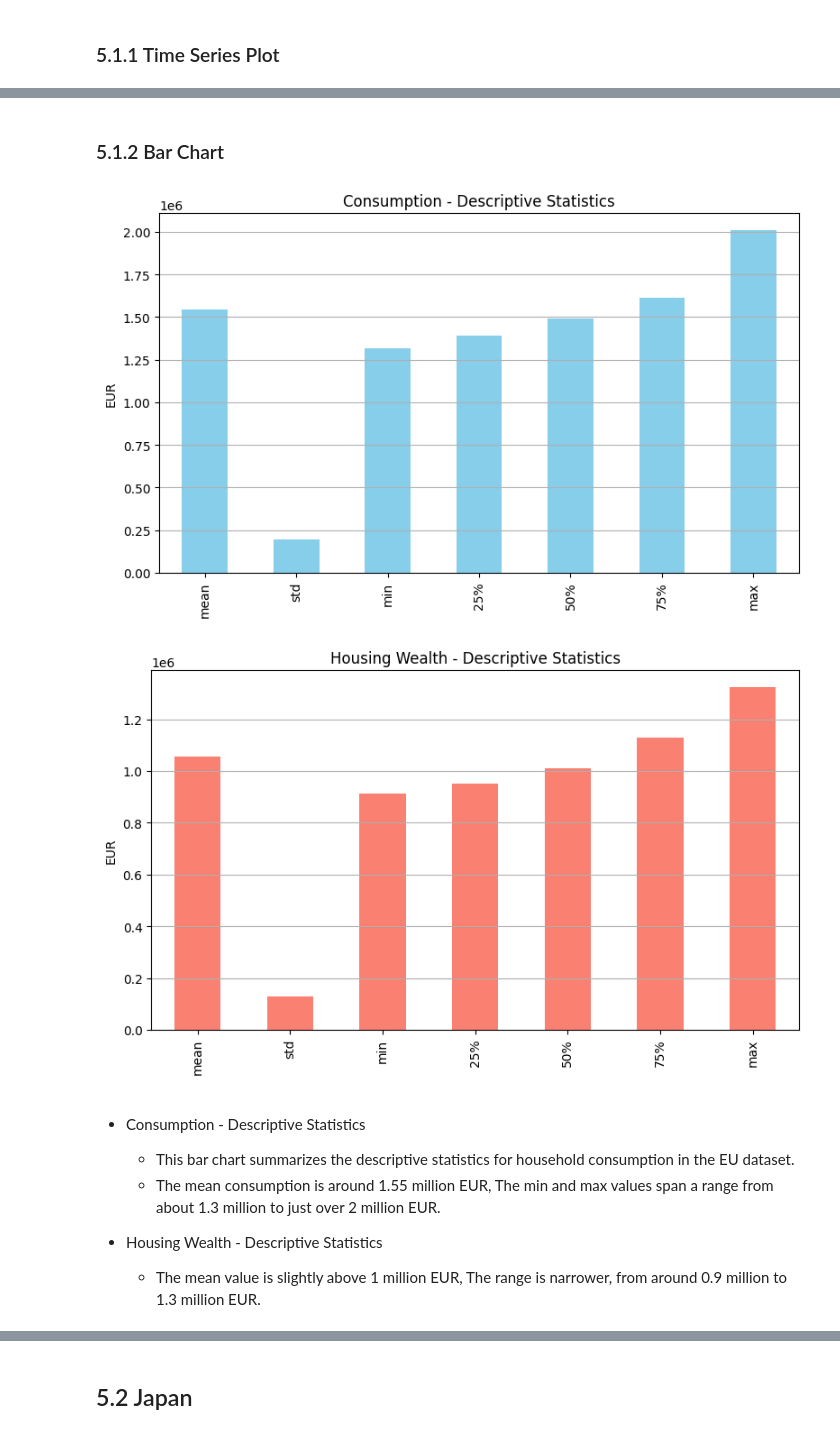
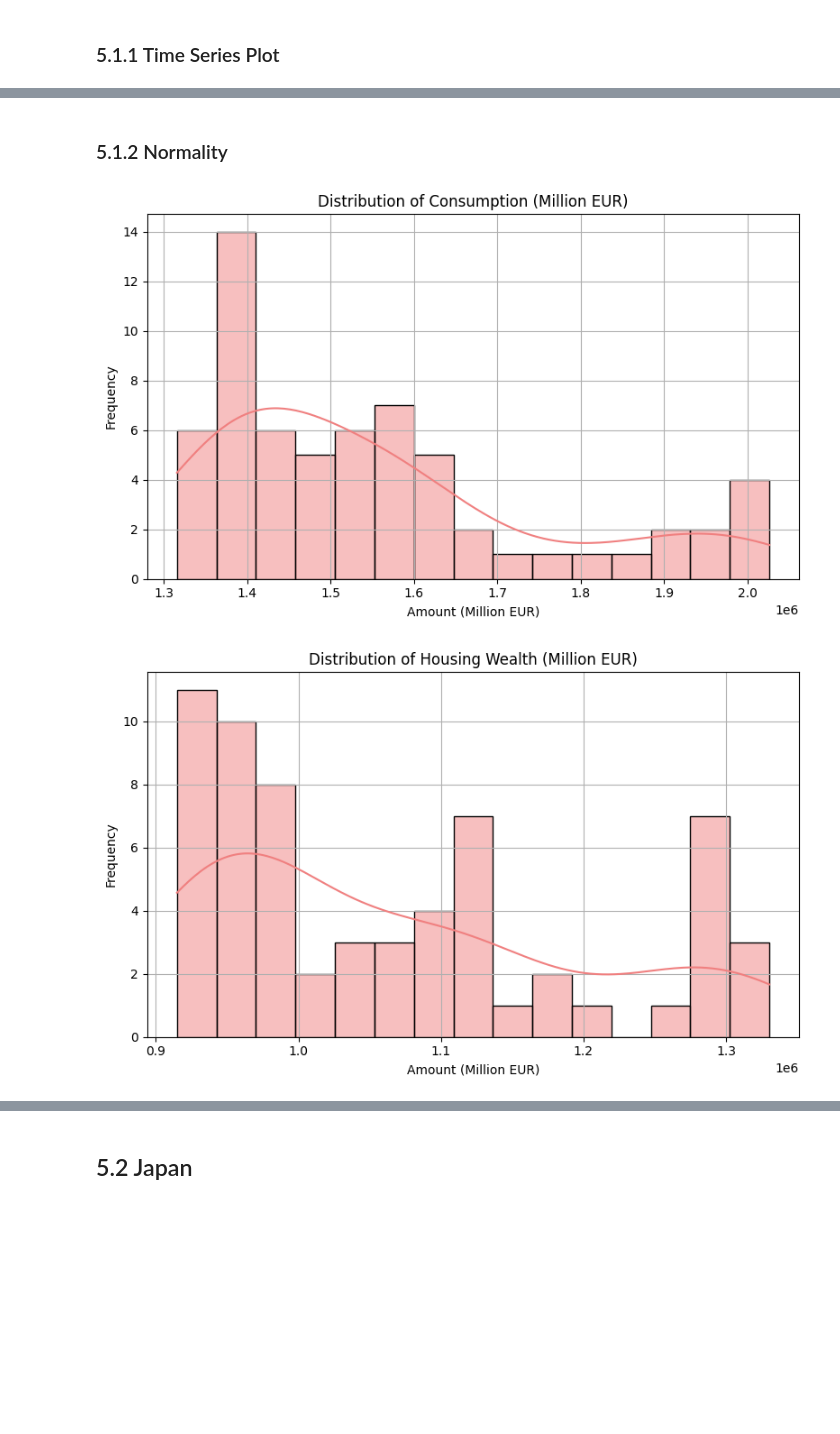
Before and after one commit to Graspp-25-Spring/graspp-25S-Wealth-Consumption, a Jupyter notebook: notebooks/milestone_1_update.ipynb, the cells around one changed output, grey strips where cells are left out. Cells and saved outputs as stored; diff of their text form; code cells hidden in the pictures; blank space fills up the shorter version.

```diff
--- a/notebooks/milestone_1_update.ipynb
+++ b/notebooks/milestone_1_update.ipynb
@@ -392,0 +418,14 @@ max    2.008268e+06    1.322628e+06
+# %%
+# Calculate QoQ Growth Rate
+df_growth = df_merge.copy()
+df_growth['consumption_growth'] = df_growth['consumption'].pct_change() * 100
+df_growth['housing_growth'] = df_growth['housing_wealth'].pct_change() * 100
+df_growth['finance_growth'] = df_growth['financial_assets'].pct_change() * 100
+df_growth['income_growth'] = df_growth['income'].pct_change() * 100
+df_growth_clean = df_growth.dropna(subset=[
+    'consumption_growth', 'housing_growth', 'finance_growth', 'income_growth'
+])
+
+# Show first few rows of growth rate
+print("Growth Rates (% QoQ) without NaNs:")
+print(df_growth_clean[['date', 'consumption_growth', 'housing_growth', 'finance_growth', 'income_growth']].head())
@@ -512,32 +570,27 @@ This line chart compares the trends of household consumption and housing wealth
 # %% [markdown]
-### 5.1.2 Bar Chart
+### 5.1.2 Normality
-# %%
-import matplotlib.pyplot as plt
-
-# Consumption statistics
-plt.figure(figsize=(8, 5))
-plt.title('Consumption - Descriptive Statistics')
-df_merge['consumption'].describe().drop(['count']).plot(kind='bar', color='skyblue')
-plt.ylabel('EUR')
-plt.grid(axis='y')
-plt.tight_layout()
-plt.show()
-
-# Housing wealth statistics
-plt.figure(figsize=(8, 5))
-plt.title('Housing Wealth - Descriptive Statistics')
-df_merge['housing wealth'].describe().drop(['count']).plot(kind='bar', color='salmon')
-plt.ylabel('EUR')
-plt.grid(axis='y')
-plt.tight_layout()
-plt.show()
-# %% [output]
-[figure, removed]
-[figure, removed]
-# %% [markdown]
-- Consumption - Descriptive Statistics
-  - This bar chart summarizes the descriptive statistics for household consumption in the EU dataset.
-  - The mean consumption is around 1.55 million EUR, The min and max values span a range from about 1.3 million to just over 2 million EUR.
-
-- Housing Wealth - Descriptive Statistics
-  - The mean value is slightly above 1 million EUR, The range is narrower, from around 0.9 million to 1.3 million EUR.
+# %%
+import matplotlib.pyplot as plt
+import seaborn as sns
+
+# Load values
+value_columns = [
+    'consumption',
+    'housing_wealth',
+    'financial_assets',
+    'income'
+]
+
+# Plot histograms for each variable
+for col in value_columns:
+    plt.figure(figsize=(8, 5))
+    sns.histplot(df_growth_clean[col], bins=15, kde=True, color='lightcoral')
+    plt.title(f"Distribution of {col.replace('_', ' ').title()} (Million EUR)")
+    plt.xlabel("Amount (Million EUR)")
+    plt.ylabel("Frequency")
+    plt.grid(True)
+    plt.tight_layout()
+    plt.show()
+# %% [output]
+[figure, added]
+[figure, added]
```
Also changed, not shown: parts of 31 cells of this notebook, 5 other files.
